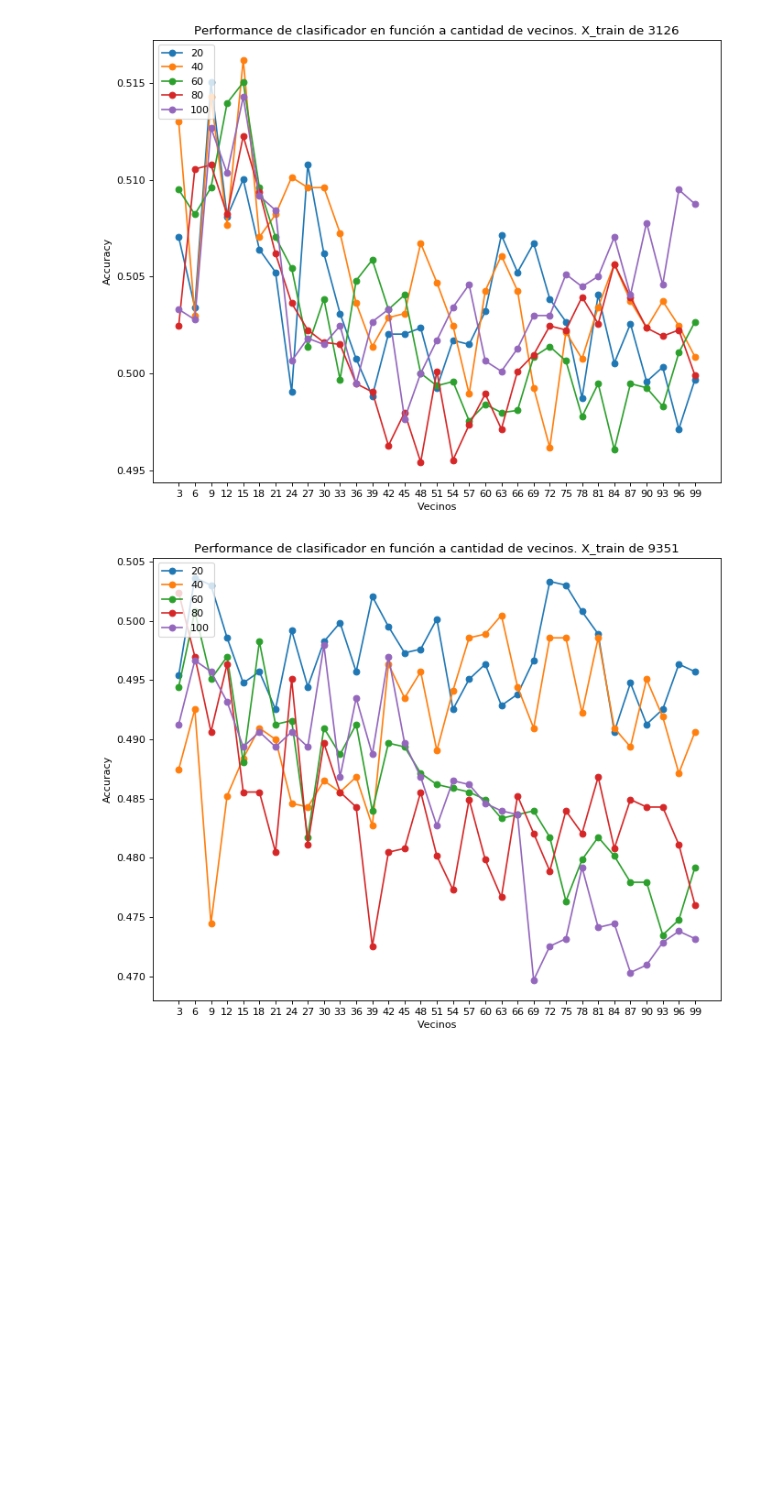
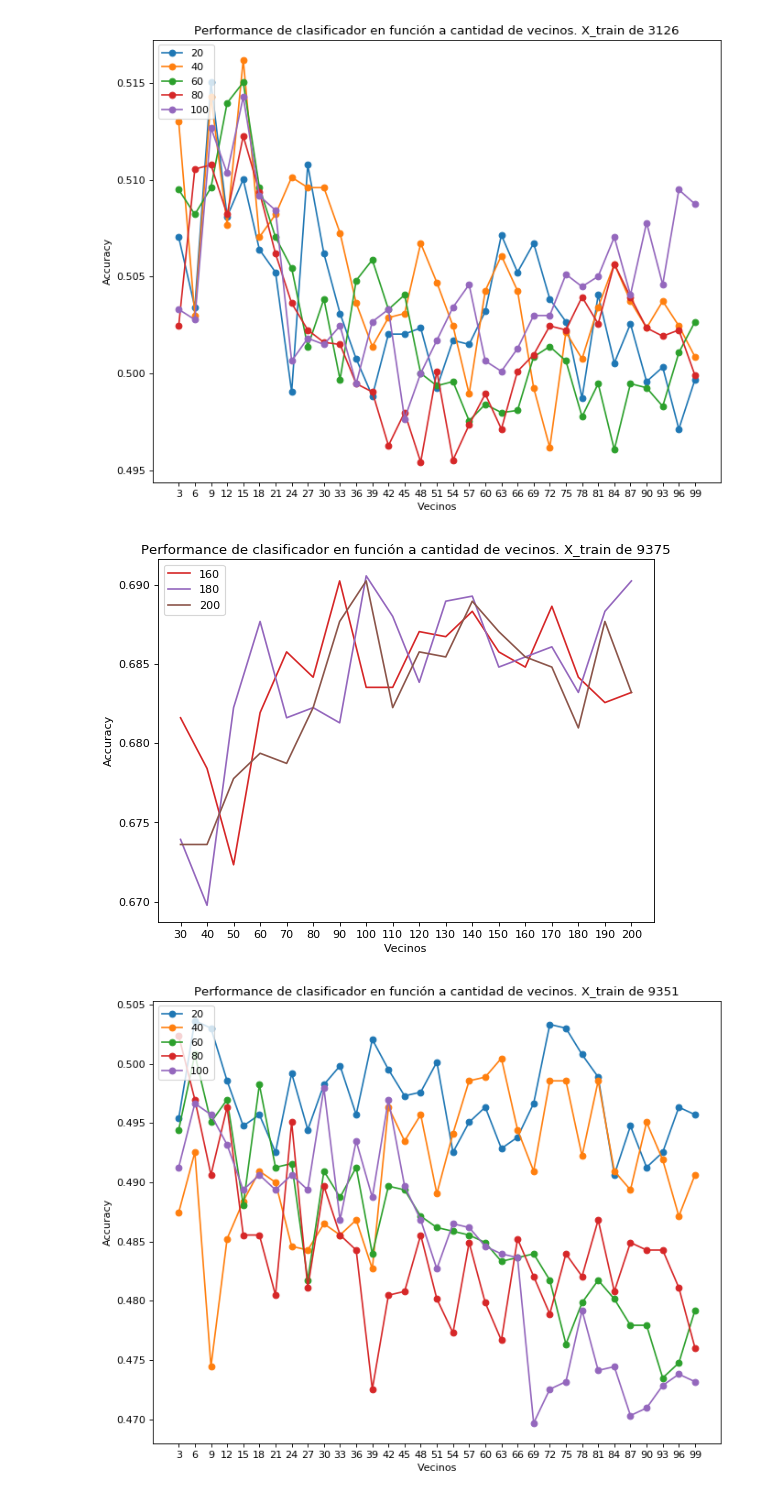
Before and after one commit to jrabinowicz/KNN, a Jupyter notebook: notebooks/Graficar.ipynb, the cells around one changed output. Cells and saved outputs as stored; diff of their text form; code cells hidden in the pictures; blank space fills up the shorter version.

```diff
--- a/notebooks/Graficar.ipynb
+++ b/notebooks/Graficar.ipynb
@@ -59,6 +60,30 @@ plt.title("Performance de clasificador en función a cantidad de vecinos. X_trai
 fig.savefig("plot3126.png")
 # %% [output]
 [figure]
+# %%
+# Recorte del grafico del test alphas grandes
+knns = list(range(10,201,10))
+fig=plt.figure(figsize=(8, 6), dpi=80)
+acc160 = [0.65472, 0.66048, 0.6816, 0.6784, 0.67232, 0.68192, 0.68576, 0.68416, 0.69024, 0.68352, 0.68352, 0.68704, 0.68672, 0.68832, 0.68576, 0.6848, 0.68864, 0.68416, 0.68256, 0.6832]
+acc180 = [0.6464, 0.66752, 0.67392, 0.66976, 0.68224, 0.68768, 0.6816, 0.68224, 0.68128, 0.69056, 0.688, 0.68384, 0.68896, 0.68928, 0.6848, 0.68544, 0.68608, 0.6832, 0.68832, 0.69024]
+acc200 = [0.64672, 0.66912, 0.6736, 0.6736, 0.67776, 0.67936, 0.67872, 0.68224, 0.68768, 0.69024, 0.68224, 0.68576, 0.68544, 0.68896, 0.68704, 0.68544, 0.6848, 0.68096, 0.68768, 0.6832]
+
+alphas = [160,180,200]
+colors = ['tab:red', 'tab:purple', 'tab:brown']
+acc = [acc160, acc180, acc200]
+i=0
+for a in acc:
+    ax1= plt.plot(knns[2:], a[2:], colors[i])
+    i+=1
+
+plt.legend(alphas, loc='upper left')
+plt.xlabel("Vecinos")
+plt.ylabel("Accuracy")
+plt.xticks(knns[2:])
+plt.title("Performance de clasificador en función a cantidad de vecinos. X_train de " + str(9375));
+fig.savefig("alphasGrandesRecorte.png")
+# %% [output]
+[figure, added]
 # %%
 # TEST COMPLETO 9351
 knns = list(range(0,100,3))
```
Also changed, not shown: parts of 2 cells of this notebook, 2 other files.
